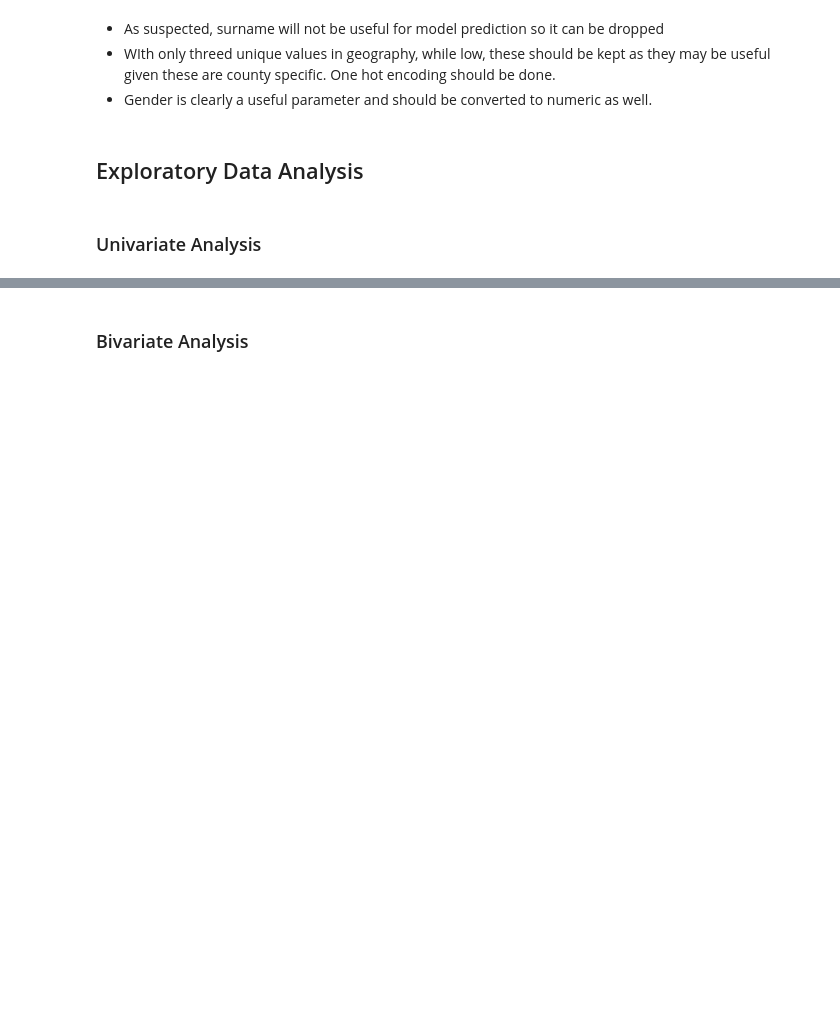
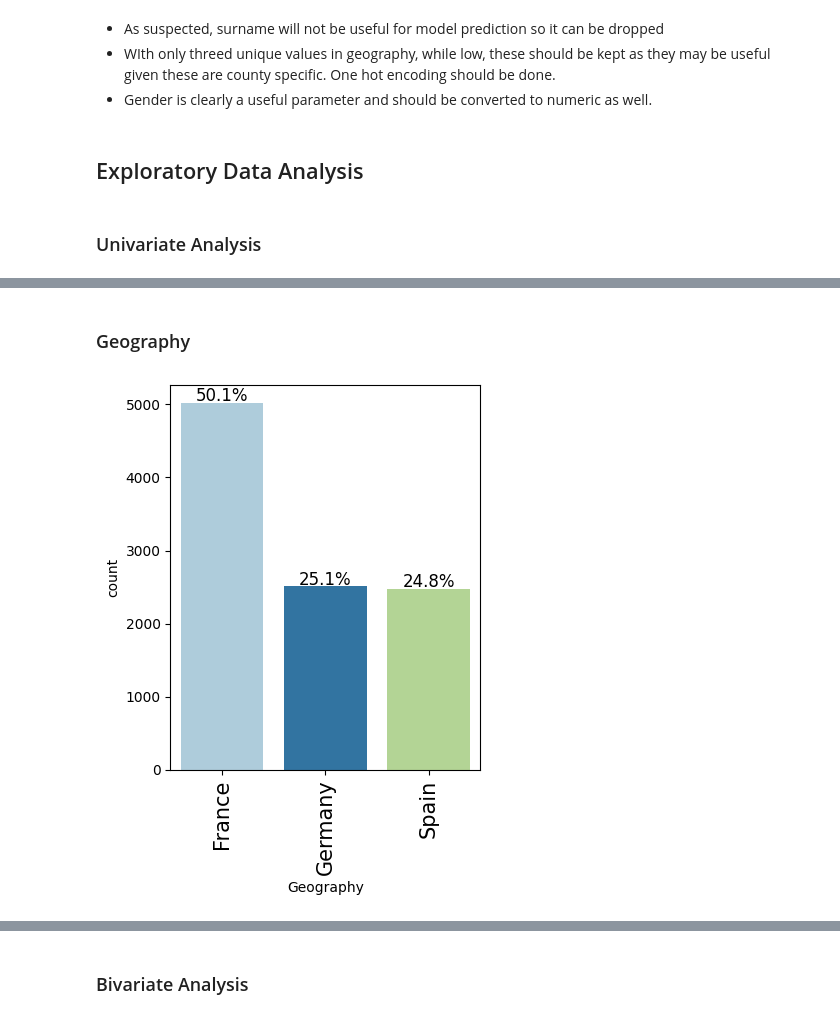
Before and after one commit to cmAIdx/AI-ML-Notebooks, a Jupyter notebook: Projects/Project_4_NeuralNetworks/Project3_NeuralNetworks_Full.ipynb, the cells around one changed output, grey strips where cells are left out. Drawn from its saved outputs; the diff is of its cells as text; code cells hidden in the pictures; blank space fills up the shorter version.

```diff
--- a/Projects/Project_4_NeuralNetworks/Project3_NeuralNetworks_Full.ipynb
+++ b/Projects/Project_4_NeuralNetworks/Project3_NeuralNetworks_Full.ipynb
@@ -276,0 +462,6 @@ Name: count, dtype: int64
+# %% [markdown]
+### Geography
+# %%
+labeled_barplot(Data, "Geography",perc=True)
+# %% [output]
+[figure, added]
```
Also changed, not shown: parts of 66 cells of this notebook, 1 other file.
